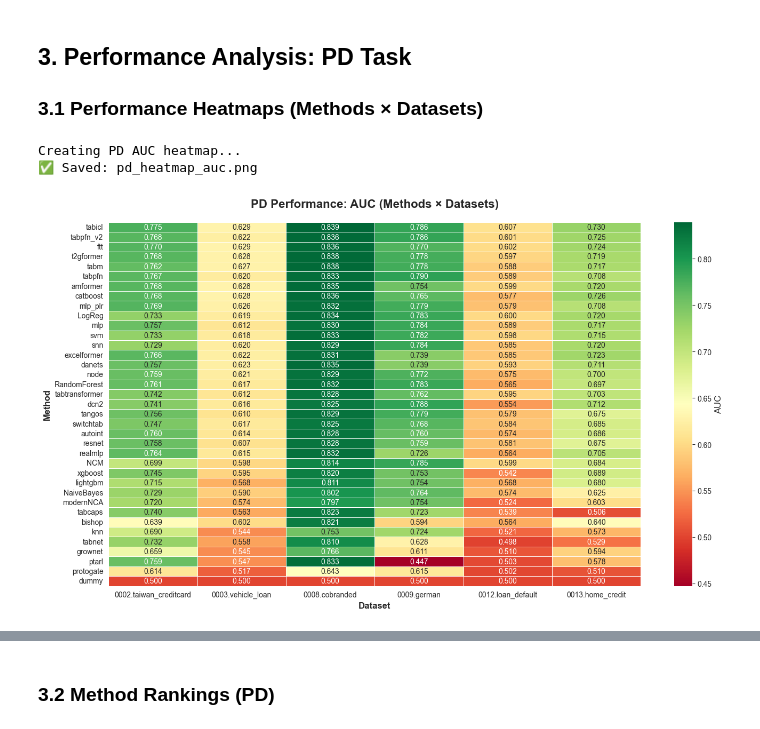
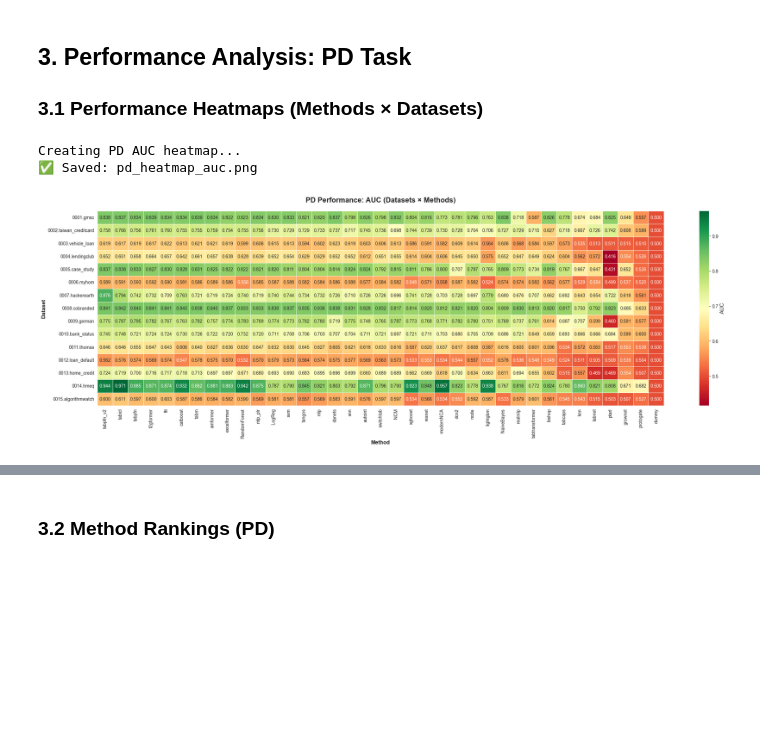
Before and after one commit to andreasgoethals/TabPFNCredit, a Jupyter notebook: scripts/Experiment0/Post_Analysis.ipynb, the cells around one changed output, grey strips where cells are left out. Cells and saved outputs as stored; diff of their text form; code cells hidden in the pictures; blank space fills up the shorter version.

```diff
--- a/scripts/Experiment0/Post_Analysis.ipynb
+++ b/scripts/Experiment0/Post_Analysis.ipynb
@@ -108,7 +108,7 @@ LGD (Loss Given Default):
 
 ### 3.1 Performance Heatmaps (Methods × Datasets)
 # %%
-def create_performance_heatmap(df, metric, task_name, cmap='RdYlGn', figsize=(14, 8)):
+def create_performance_heatmap(df, metric, task_name, cmap='RdYlGn', figsize=(24, 8)):
     """
     Create a heatmap showing method performance across datasets.
 
@@ -125,57 +125,61 @@ def create_performance_heatmap(df, metric, task_name, cmap='RdYlGn', figsize=(14
         print(f"⚠️  Metric '{metric}' not found in data")
         return None
 
-    # Create pivot table
-    pivot = df.pivot(index='method', columns='dataset', values=mean_col)
+    # Create pivot table (datasets on rows, methods on columns)
+    pivot = df.pivot(index='dataset', columns='method', values=mean_col)
 
-    # Sort methods by average performance
-    method_means = pivot.mean(axis=1).sort_values(ascending=False)
-    pivot = pivot.loc[method_means.index]
+    # Sort datasets alphabetically (Y-axis)
+    pivot = pivot.sort_index()
+
+    # Sort methods by average performance across datasets (X-axis, descending = best first)
+    method_means = pivot.mean(axis=0).sort_values(ascending=False)
+    pivot = pivot[method_means.index]
 
     # Create figure
     fig, ax = plt.subplots(figsize=figsize)
 
     # Determine vmin/vmax for consistent color scaling
     vmin = pivot.min().min()
     vmax = pivot.max().max()
 
     # Create heatmap
     sns.heatmap(
         pivot,
         annot=True,
         fmt='.3f',
         cmap=cmap,
         vmin=vmin,
         vmax=vmax,
         cbar_kws={'label': metric},
         linewidths=0.5,
         ax=ax
     )
 
-    ax.set_title(f'{task_name} Performance: {metric} (Methods × Datasets)',
+    ax.set_title(f'{task_name} Performance: {metric} (Datasets × Methods)',
                  fontsize=16, fontweight='bold', pad=20)
-    ax.set_xlabel('Dataset', fontsize=12, fontweight='bold')
-    ax.set_ylabel('Method', fontsize=12, fontweight='bold')
+    ax.set_xlabel('Method', fontsize=12, fontweight='bold')
+    ax.set_ylabel('Dataset', fontsize=12, fontweight='bold')
 
     plt.tight_layout()
 
     # Save figure
     filename = FIGURES_DIR / f"{task_name.lower()}_heatmap_{metric.lower()}.png"
     plt.savefig(filename, dpi=300, bbox_inches='tight')
     print(f"✅ Saved: {filename.name}")
 
     return fig, pivot
+
+
+# PD: AUC Heatmap
+print("Creating PD AUC heatmap...")
+fig_pd_auc, pivot_pd_auc = create_performance_heatmap(
+    pd_agg, 'AUC', 'PD', cmap='RdYlGn'
+)
+plt.show()
+# %% [output]
+Creating PD AUC heatmap...
+✅ Saved: pd_heatmap_auc.png
+[figure, added]
-# %%
-# PD: AUC Heatmap
-print("Creating PD AUC heatmap...")
-fig_pd_auc, pivot_pd_auc = create_performance_heatmap(
-    pd_agg, 'AUC', 'PD', cmap='RdYlGn'
-)
-plt.show()
-# %% [output]
-Creating PD AUC heatmap...
-✅ Saved: pd_heatmap_auc.png
-[figure, removed]
 # %%
 # PD: F1 Heatmap
 print("Creating PD F1 heatmap...")
```
Also changed, not shown: parts of 24 cells of this notebook, 9 other files.
